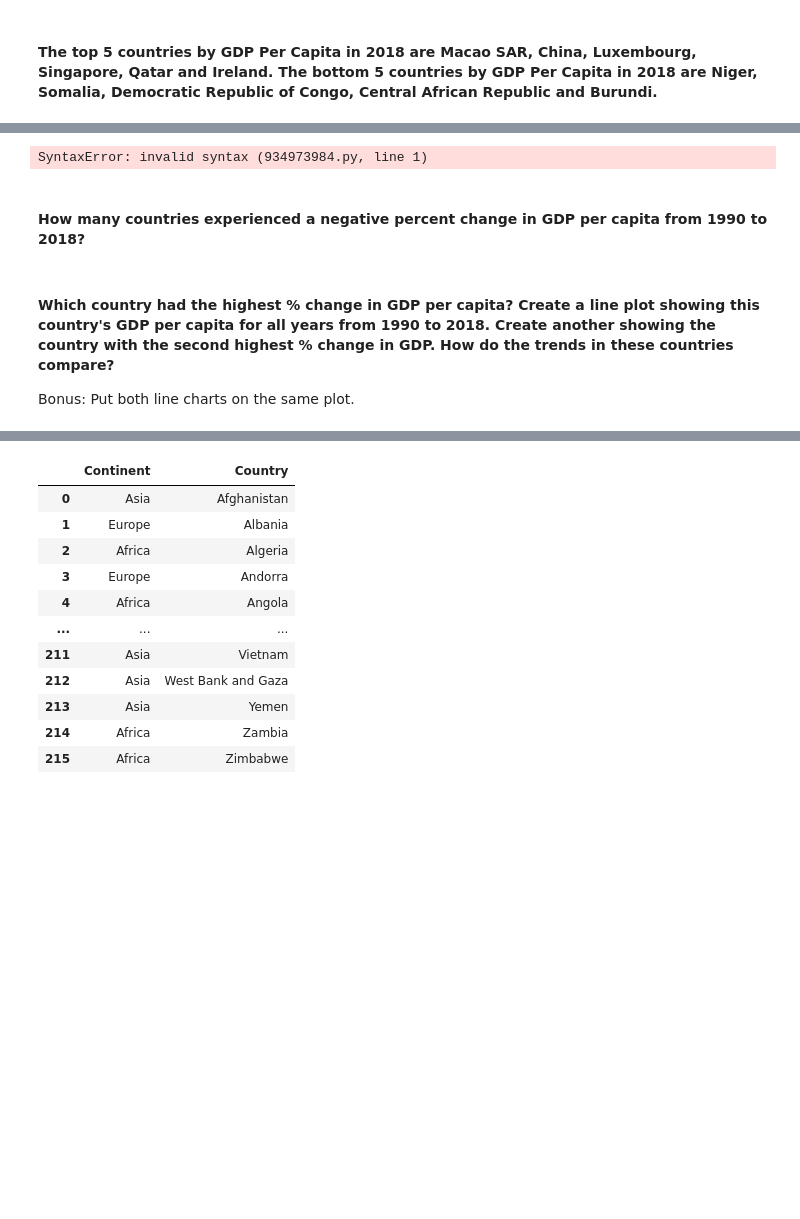
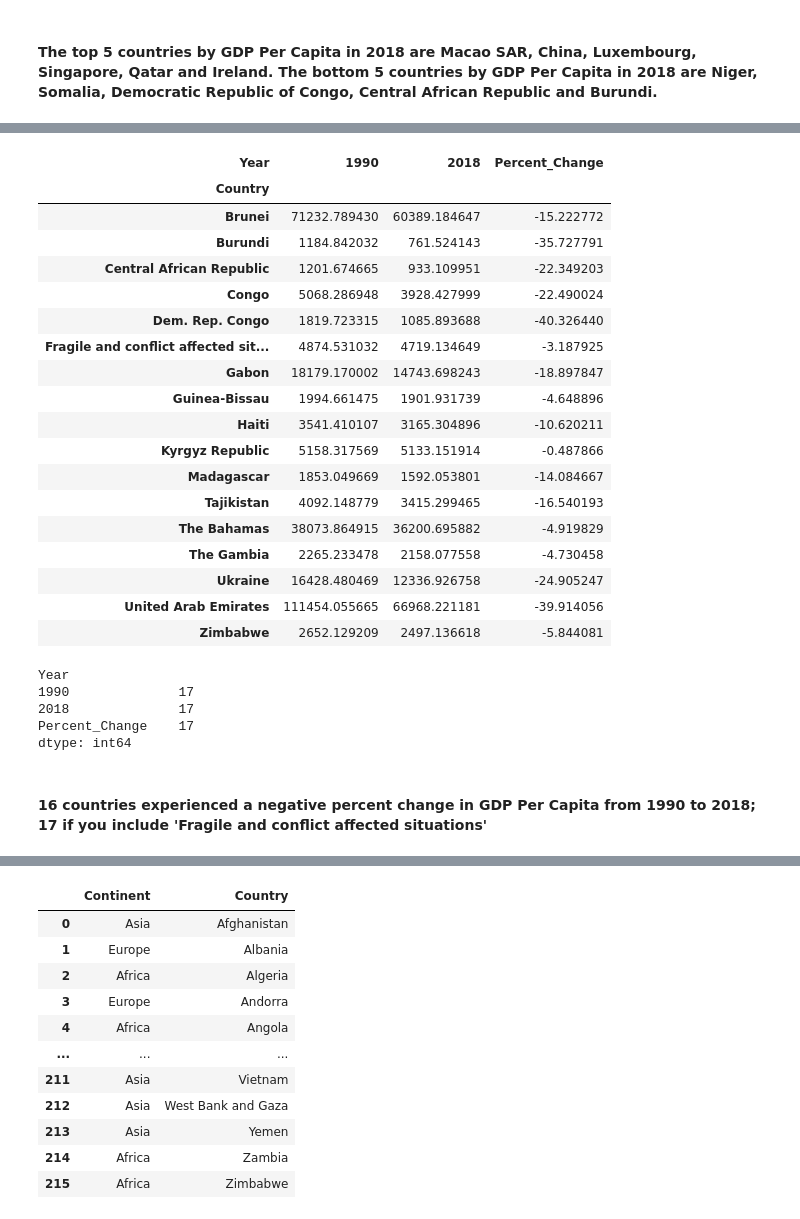
Before and after one commit to nss-data-science-cohort-7/un-exploration-ndidiox, a Jupyter notebook: notebooks/UN_Data_Exploration.ipynb, the cells around one changed output, grey strips where cells are left out. Saved outputs shown, nothing was run; the diff lists cells and outputs as text; code cells hidden in the pictures; blank space fills up the shorter version.

```diff
--- a/notebooks/UN_Data_Exploration.ipynb
+++ b/notebooks/UN_Data_Exploration.ipynb
@@ -265,8 +243,34 @@ See the caveats in the documentation: https://pandas.pydata.org/pandas-docs/stab
 # %%
+# How many countries experienced a negative percent change in GDP per capita from 1990 to 2018?
+
+gdp_pivoted[gdp_pivoted['Percent_Change'] < 0]
 # %% [output]
-SyntaxError: invalid syntax (934973984.py, line 1)
+| Year | 1990 | 2018 | Percent_Change |
+| Country |  |  |  |
+| Brunei | 71232.789430 | 60389.184647 | -15.222772 |
+| Burundi | 1184.842032 | 761.524143 | -35.727791 |
+| Central African Republic | 1201.674665 | 933.109951 | -22.349203 |
+| Congo | 5068.286948 | 3928.427999 | -22.490024 |
+| Dem. Rep. Congo | 1819.723315 | 1085.893688 | -40.326440 |
+| Fragile and conflict affected sit... | 4874.531032 | 4719.134649 | -3.187925 |
+| Gabon | 18179.170002 | 14743.698243 | -18.897847 |
+| Guinea-Bissau | 1994.661475 | 1901.931739 | -4.648896 |
+| Haiti | 3541.410107 | 3165.304896 | -10.620211 |
+| Kyrgyz Republic | 5158.317569 | 5133.151914 | -0.487866 |
+| Madagascar | 1853.049669 | 1592.053801 | -14.084667 |
+| Tajikistan | 4092.148779 | 3415.299465 | -16.540193 |
+| The Bahamas | 38073.864915 | 36200.695882 | -4.919829 |
+| The Gambia | 2265.233478 | 2158.077558 | -4.730458 |
+| Ukraine | 16428.480469 | 12336.926758 | -24.905247 |
+| United Arab Emirates | 111454.055665 | 66968.221181 | -39.914056 |
+| Zimbabwe | 2652.129209 | 2497.136618 | -5.844081 |
+# %%
+gdp_pivoted[gdp_pivoted['Percent_Change'] < 0].nunique()
+# %% [output]
+Year
+1990              17
+2018              17
+Percent_Change    17
+dtype: int64
 # %% [markdown]
-#### How many countries experienced a negative percent change in GDP per capita from 1990 to 2018?
+#### 16 countries experienced a negative percent change in GDP Per Capita from 1990 to 2018; 17 if you include 'Fragile and conflict affected situations'
-# %% [markdown]
-#### Which country had the highest % change in GDP per capita? Create a line plot showing this country's GDP per capita for all years from 1990 to 2018. Create another showing the country with the second highest % change in GDP. How do the trends in these countries compare?
-Bonus: Put both line charts on the same plot.
```
Also changed, not shown: parts of 11 cells of this notebook.
